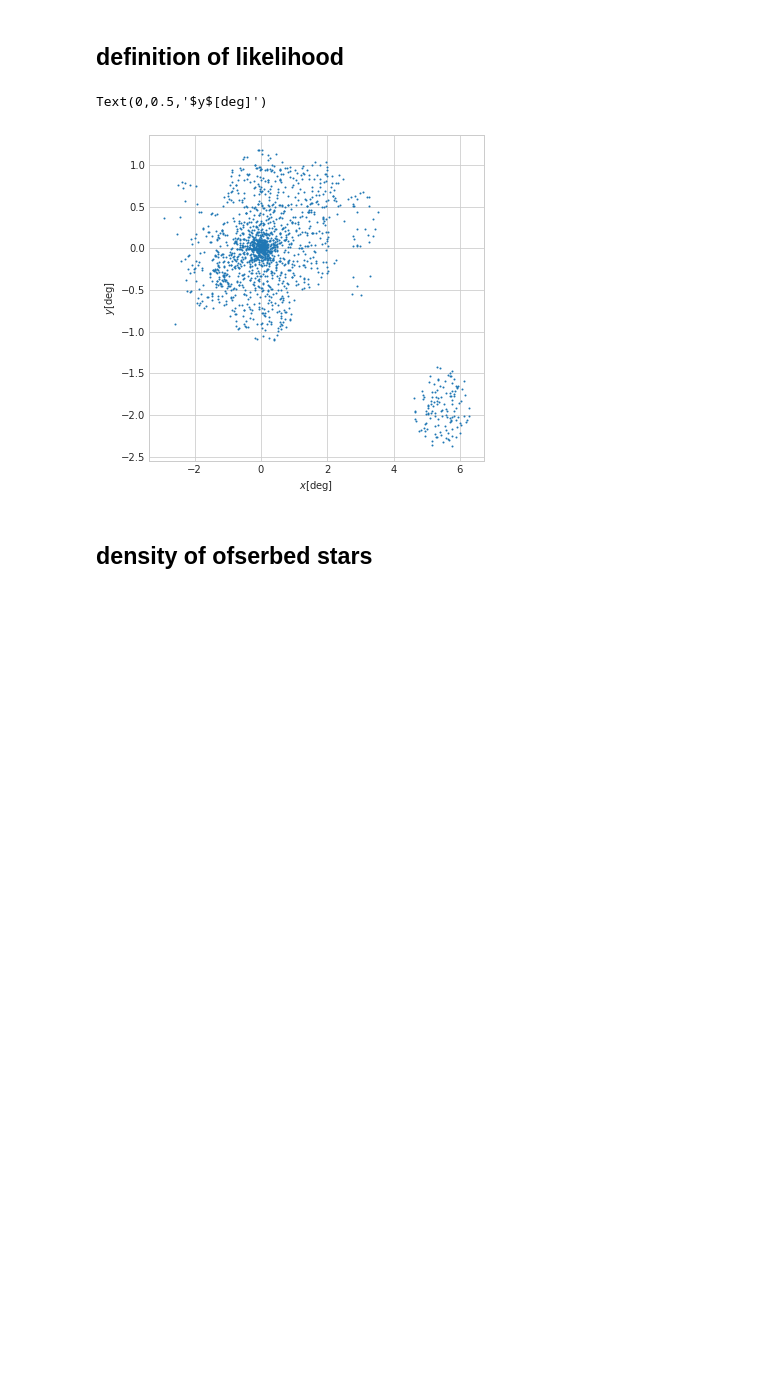
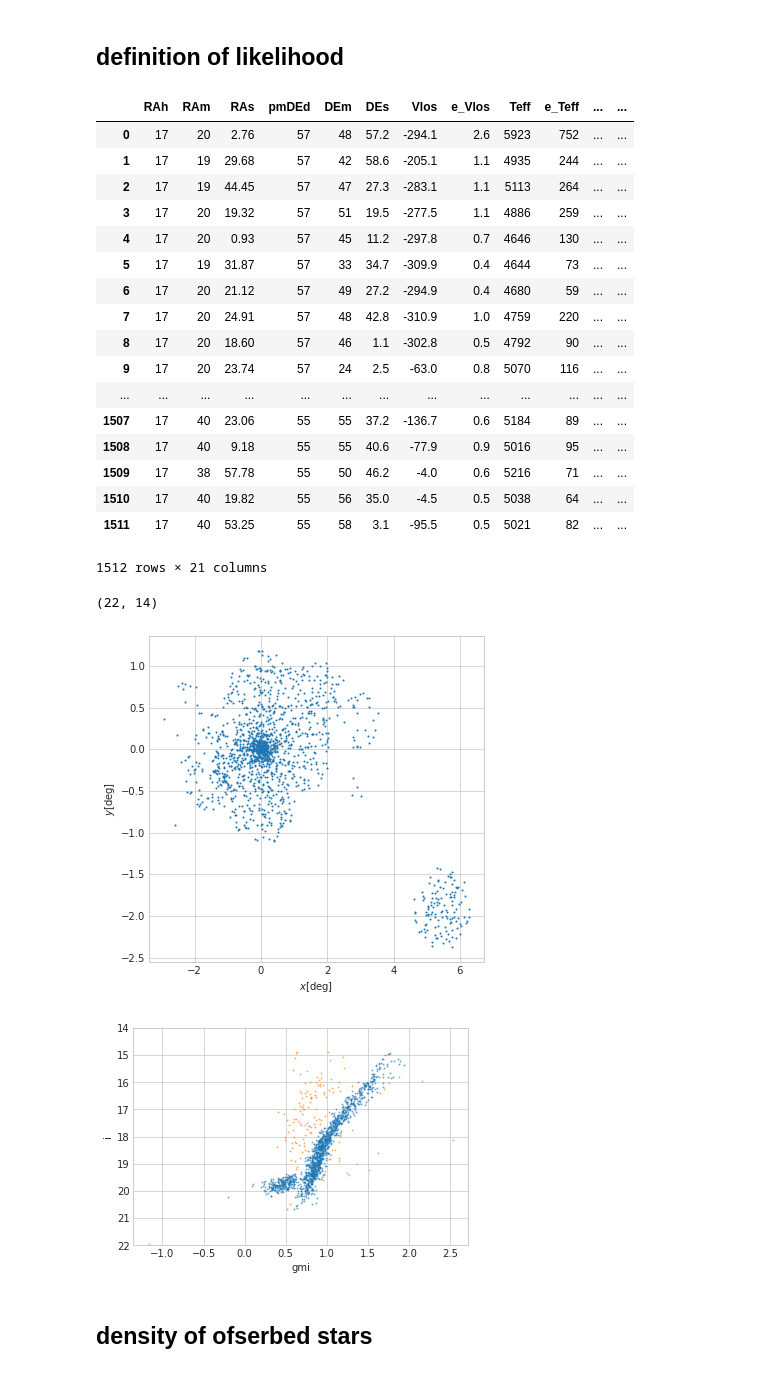
Before and after one commit to gomeshun/modKI17, a Jupyter notebook: Draco/modKI17_spectroscopy-w-center-2gaussian.ipynb, the cells around one changed output. Saved outputs shown, nothing was run; the diff lists cells and outputs as text; code cells hidden in the pictures; blank space fills up the shorter version.

```diff
--- a/Draco/modKI17_spectroscopy-w-center-2gaussian.ipynb
+++ b/Draco/modKI17_spectroscopy-w-center-2gaussian.ipynb
@@ -177,34 +255,58 @@ class KI17_loglikelihood_mod:
 
             return self.beta * ret
 # %%
-df0 = pd.read_csv("dra_sspp2_RADEdeg.csv")
-#display(df0)
+df0 = pd.read_csv("dra_sspp2_RADEdeg_merged_SDSS.csv")
+display(df0)
 df_deg = pd.DataFrame(df0[["RAdeg","DEdeg"]])
 df_rad = np.deg2rad(pd.DataFrame(df_deg))
 
 df_deg["x"] = df_deg["RAdeg"] - RA0
 df_deg["y"] = df_deg["DEdeg"] - DE0
 
 #ra = coord.hms_to_deg(df.RAh,df.RAm,df.RAs) + ra0
 #de = coord.dms_to_deg(df.pmDEd,df.DEm,df.DEs) + de0
 ra = df_deg.RAdeg
 de = df_deg.DEdeg
 vs = df0.Vlos
 
 arg_proj_dist = {
     "ra":ra,"de":de,
     "ra_center":RA0,"de_center":DE0
 }
 angles = coord.projected_angle(**arg_proj_dist,dtype="deg")
 Rs = coord.projected_distance(dist=DIST,**arg_proj_dist,dtype="deg")
 distort = np.cos(np.deg2rad(draco_prop.DEdeg))
 deg_max = 4
 df_deg[(np.abs(df_deg.x)<deg_max/distort).values * (np.abs(df_deg.y)<deg_max).values].plot.scatter("x","y",s=1,figsize=(6,6))
 plt.xlabel(r"$x$[deg]")
 plt.ylabel(r"$y$[deg]")
+
+fig,ax = plt.subplots(1,1)
+df0[df0.InCutPoly].plot.scatter("gmi","i",s=1,c="C0",alpha=0.5,ax=ax)
+df0[np.logical_not(df0.InCutPoly)].plot.scatter("gmi","i",s=1,c="C1",alpha=0.5,ax=ax)
+plt.ylim((22,14))
 # %% [output]
+|  | RAh | RAm | RAs | pmDEd | DEm | DEs | Vlos | e_Vlos | Teff | e_Teff | ... | ... |
+| 0 | 17 | 20 | 2.76 | 57 | 48 | 57.2 | -294.1 | 2.6 | 5923 | 752 | ... | ... |
+| 1 | 17 | 19 | 29.68 | 57 | 42 | 58.6 | -205.1 | 1.1 | 4935 | 244 | ... | ... |
+| 2 | 17 | 19 | 44.45 | 57 | 47 | 27.3 | -283.1 | 1.1 | 5113 | 264 | ... | ... |
+| 3 | 17 | 20 | 19.32 | 57 | 51 | 19.5 | -277.5 | 1.1 | 4886 | 259 | ... | ... |
+| 4 | 17 | 20 | 0.93 | 57 | 45 | 11.2 | -297.8 | 0.7 | 4646 | 130 | ... | ... |
+| 5 | 17 | 19 | 31.87 | 57 | 33 | 34.7 | -309.9 | 0.4 | 4644 | 73 | ... | ... |
+| 6 | 17 | 20 | 21.12 | 57 | 49 | 27.2 | -294.9 | 0.4 | 4680 | 59 | ... | ... |
+| 7 | 17 | 20 | 24.91 | 57 | 48 | 42.8 | -310.9 | 1.0 | 4759 | 220 | ... | ... |
+| 8 | 17 | 20 | 18.60 | 57 | 46 | 1.1 | -302.8 | 0.5 | 4792 | 90 | ... | ... |
+| 9 | 17 | 20 | 23.74 | 57 | 24 | 2.5 | -63.0 | 0.8 | 5070 | 116 | ... | ... |
+| ... | ... | ... | ... | ... | ... | ... | ... | ... | ... | ... | ... | ... |
+| 1507 | 17 | 40 | 23.06 | 55 | 55 | 37.2 | -136.7 | 0.6 | 5184 | 89 | ... | ... |
+| 1508 | 17 | 40 | 9.18 | 55 | 55 | 40.6 | -77.9 | 0.9 | 5016 | 95 | ... | ... |
+| 1509 | 17 | 38 | 57.78 | 55 | 50 | 46.2 | -4.0 | 0.6 | 5216 | 71 | ... | ... |
+| 1510 | 17 | 40 | 19.82 | 55 | 56 | 35.0 | -4.5 | 0.5 | 5038 | 64 | ... | ... |
+| 1511 | 17 | 40 | 53.25 | 55 | 58 | 3.1 | -95.5 | 0.5 | 5021 | 82 | ... | ... |
-Text(0,0.5,'$y$[deg]')
+1512 rows × 21 columns
+(22, 14)
-[figure, old version]
+[figure, new version]
+[figure, added]
 # %% [markdown]
 ## density of ofserbed stars
 # %%
```
Also changed, not shown: parts of 21 cells of this notebook, 15 other files.
